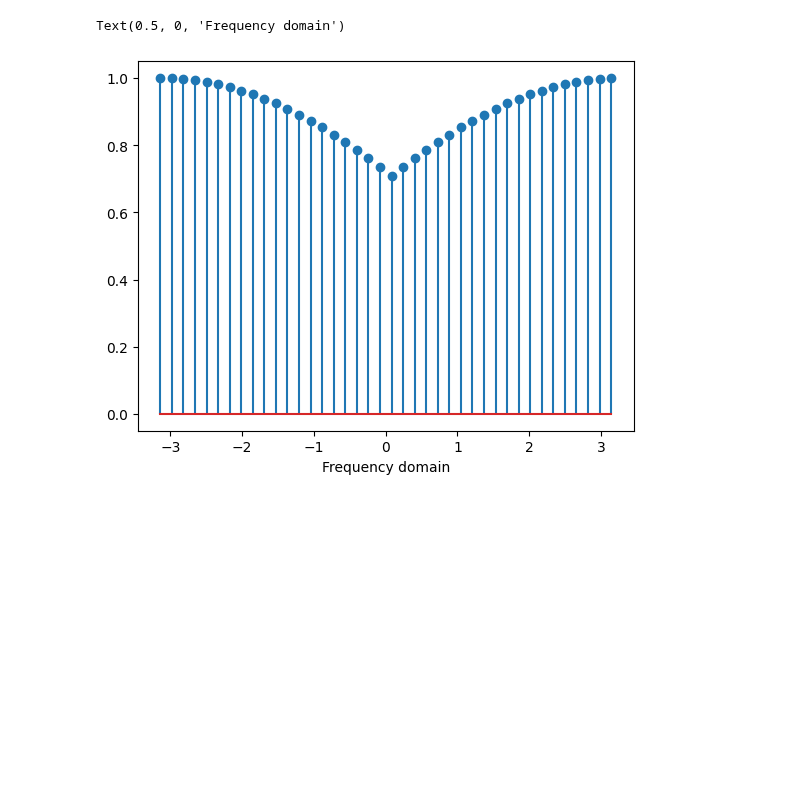
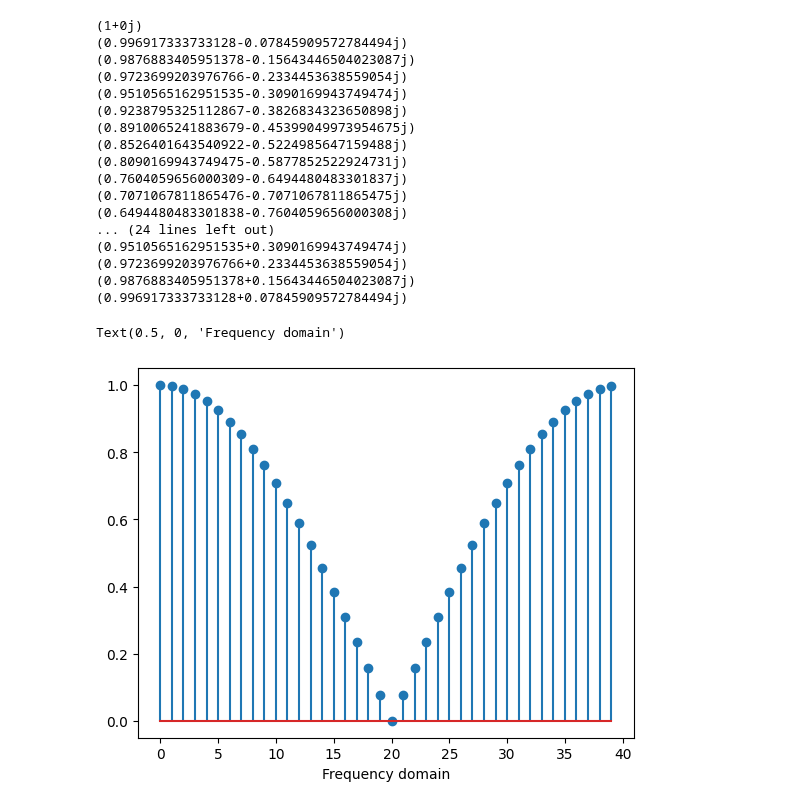
Before and after one commit to DylanReidRamelli/Bachelor-Project-2023, a Jupyter notebook: notebook/filter.ipynb, the cells around one changed output. Saved outputs shown, nothing was run; the diff lists cells and outputs as text; code cells hidden in the pictures; blank space fills up the shorter version.

```diff
--- a/notebook/filter.ipynb
+++ b/notebook/filter.ipynb
@@ -9,7 +16,7 @@ def wavenum(i, N) : return (i + N // 2) % N - N // 2
 # Create filter.
 filter_size = 40
 
-M = 3/2
+M = 1
 H = np.zeros(filter_size, dtype=complex)
 
 for i in range(filter_size):
@@ -24,7 +31,6 @@ for i in range(filter_size):
     else:
         H[i] += -(2 * M**2 * a * np.sin(M * a))/(M**2 * a**2 - np.pi**2)
 
-    print(H[i])
     # G_a, integral from -M to M of e^(-iwt)
     if a != 0:
         H[i] += 2 * np.sin(M * a) / a
@@ -67,15 +56,33 @@ Text(0.5, 0, 'Time Domain')
 # %%
 #Shift phase. Based on size of filter since it is that which we are shifting now.
-SHIFT = 10.25
+SHIFT = 20.5
 delta = SHIFT % 1
 L = np.zeros(filter_size, dtype=complex)
 for i in range(filter_size):
-    L[i] = np.exp(-2j * np.pi * delta * wavenum(i,filter_size) /filter_size)
-plt.stem(np.linspace(-np.pi, np.pi, filter_size), L.real)
+    L[i] = np.exp(-2j * np.pi * delta * wavenum(i,filter_size)/filter_size)
+    print(np.exp(-2j * np.pi * delta * wavenum(i,filter_size)/filter_size))
+plt.stem(np.arange(filter_size), L.real)
 plt.xlabel("Frequency domain")
 # %% [output]
-Text(0.5, 0, 'Frequency domain')
+(1+0j)
+(0.996917333733128-0.07845909572784494j)
+(0.9876883405951378-0.15643446504023087j)
+(0.9723699203976766-0.2334453638559054j)
+(0.9510565162951535-0.3090169943749474j)
+(0.9238795325112867-0.3826834323650898j)
+(0.8910065241883679-0.45399049973954675j)
+(0.8526401643540922-0.5224985647159488j)
+(0.8090169943749475-0.5877852522924731j)
+(0.7604059656000309-0.6494480483301837j)
+(0.7071067811865476-0.7071067811865475j)
+(0.6494480483301838-0.7604059656000308j)
+... (24 lines left out)
+(0.9510565162951535+0.3090169943749474j)
+(0.9723699203976766+0.2334453638559054j)
+(0.9876883405951378+0.15643446504023087j)
+(0.996917333733128+0.07845909572784494j)
+Text(0.5, 0, 'Frequency domain')
-[figure, old version]
+[figure, new version]
 # %%
 plt.stem(np.arange(filter_size), np.fft.fftshift((L * H).real))
 plt.xlabel("Frequencies.")
```
Also changed, not shown: parts of 9 cells of this notebook, 13 other files.
